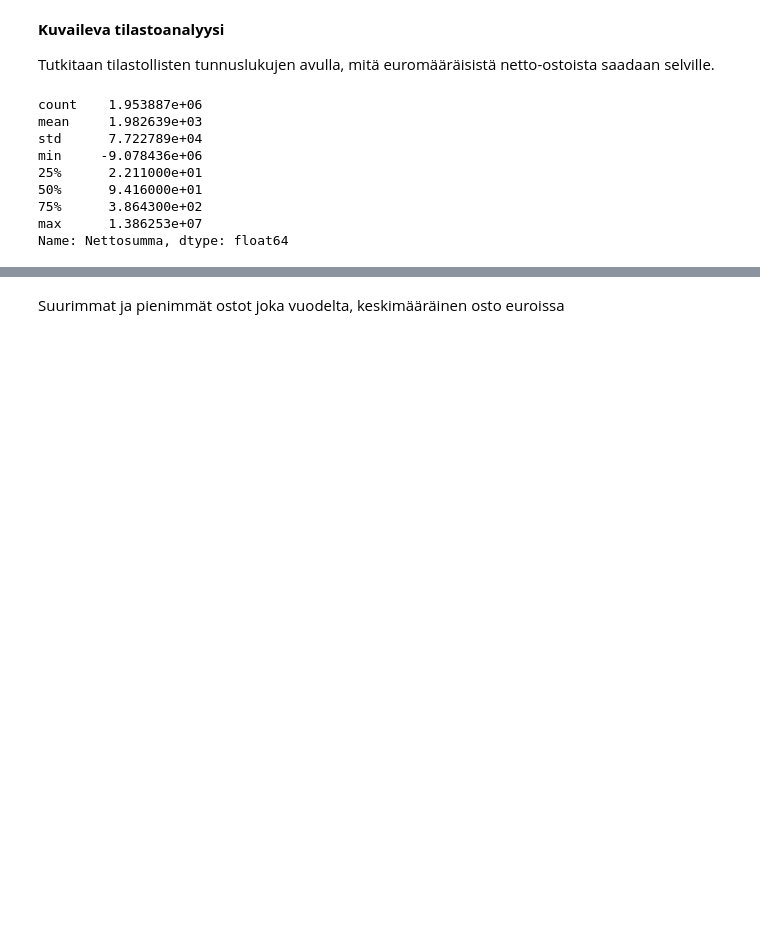
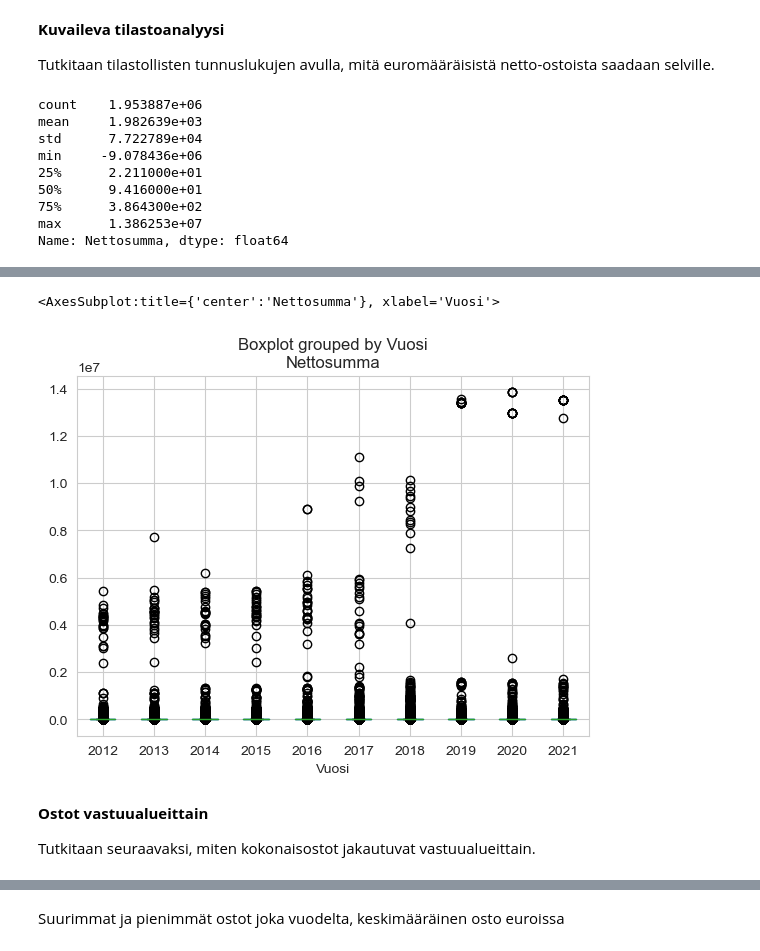
Before and after one commit to SallaLipasti/jkl-ostolaskut, a Jupyter notebook: ostolaskut.ipynb, the cells around one changed output, grey strips where cells are left out. Cells and saved outputs as stored; diff of their text form; code cells hidden in the pictures; blank space fills up the shorter version.

Commit message:
Lisätty boxplot ja ostot vastuualueittain

```diff
--- a/ostolaskut.ipynb
+++ b/ostolaskut.ipynb
@@ -899,0 +832,9 @@ df_tilastot
+# %%
+df1.boxplot(by = 'Vuosi', column = ['Nettosumma'])
+# %% [output]
+<AxesSubplot:title={'center':'Nettosumma'}, xlabel='Vuosi'>
+[figure, added]
+# %% [markdown]
+**Ostot vastuualueittain**
+
+Tutkitaan seuraavaksi, miten kokonaisostot jakautuvat vastuualueittain.
```
Also changed, not shown: parts of 13 cells of this notebook.
